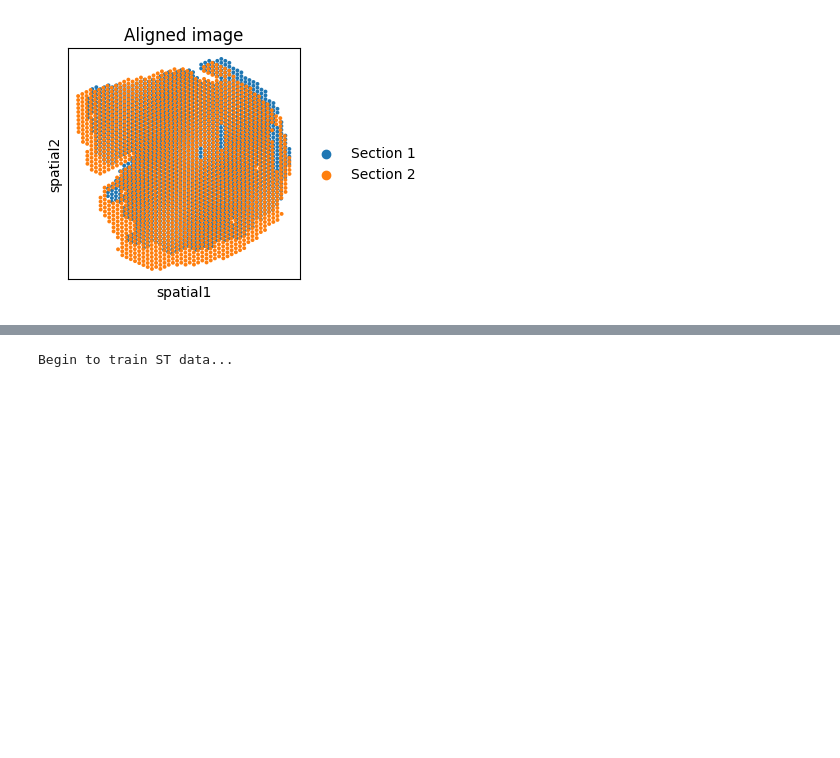
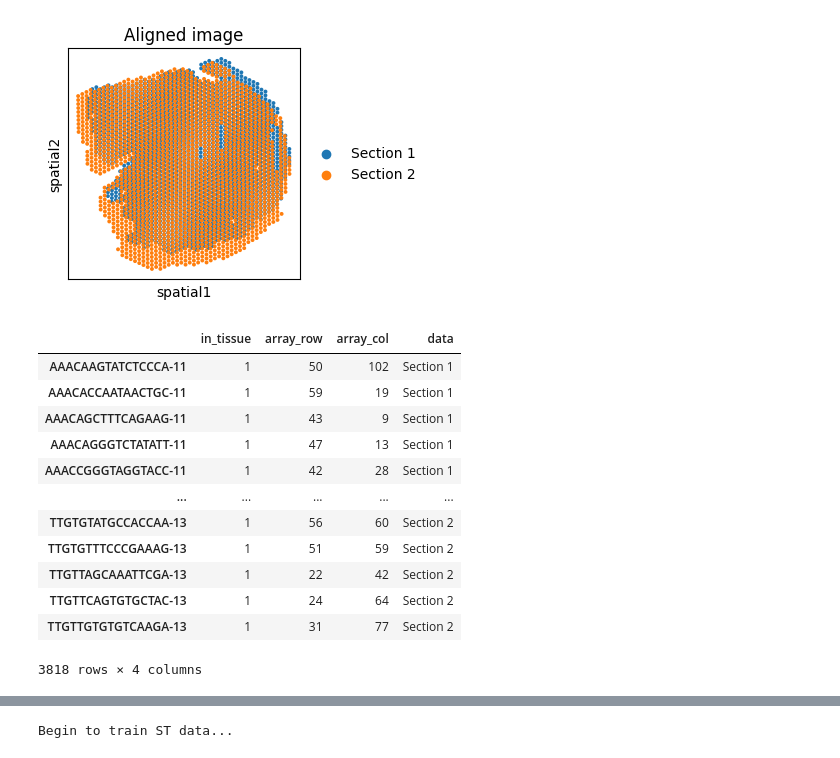
Before and after one commit to maiziezhoulab/BenchmarkST, a Jupyter notebook: GraphST/run_GraphST/integration_tutorial.ipynb, the cells around one changed output, grey strips where cells are left out. Cells and saved outputs as stored; diff of their text form; code cells hidden in the pictures; blank space fills up the shorter version.

```diff
--- a/GraphST/run_GraphST/integration_tutorial.ipynb
+++ b/GraphST/run_GraphST/integration_tutorial.ipynb
@@ -45,3 +46,19 @@ ax.set_title('Aligned image')
 # %% [output]
 Text(0.5, 1.0, 'Aligned image')
 [figure]
+# %%
+adata.obs
+# %% [output]
+|  | in_tissue | array_row | array_col | data |
+| AAACAAGTATCTCCCA-11 | 1 | 50 | 102 | Section 1 |
+| AAACACCAATAACTGC-11 | 1 | 59 | 19 | Section 1 |
+| AAACAGCTTTCAGAAG-11 | 1 | 43 | 9 | Section 1 |
+| AAACAGGGTCTATATT-11 | 1 | 47 | 13 | Section 1 |
+| AAACCGGGTAGGTACC-11 | 1 | 42 | 28 | Section 1 |
+| ... | ... | ... | ... | ... |
+| TTGTGTATGCCACCAA-13 | 1 | 56 | 60 | Section 2 |
+| TTGTGTTTCCCGAAAG-13 | 1 | 51 | 59 | Section 2 |
+| TTGTTAGCAAATTCGA-13 | 1 | 22 | 42 | Section 2 |
+| TTGTTCAGTGTGCTAC-13 | 1 | 24 | 64 | Section 2 |
+| TTGTTGTGTGTCAAGA-13 | 1 | 31 | 77 | Section 2 |
+3818 rows × 4 columns
```
Also changed, not shown: parts of 5 cells of this notebook, 2 other files.
